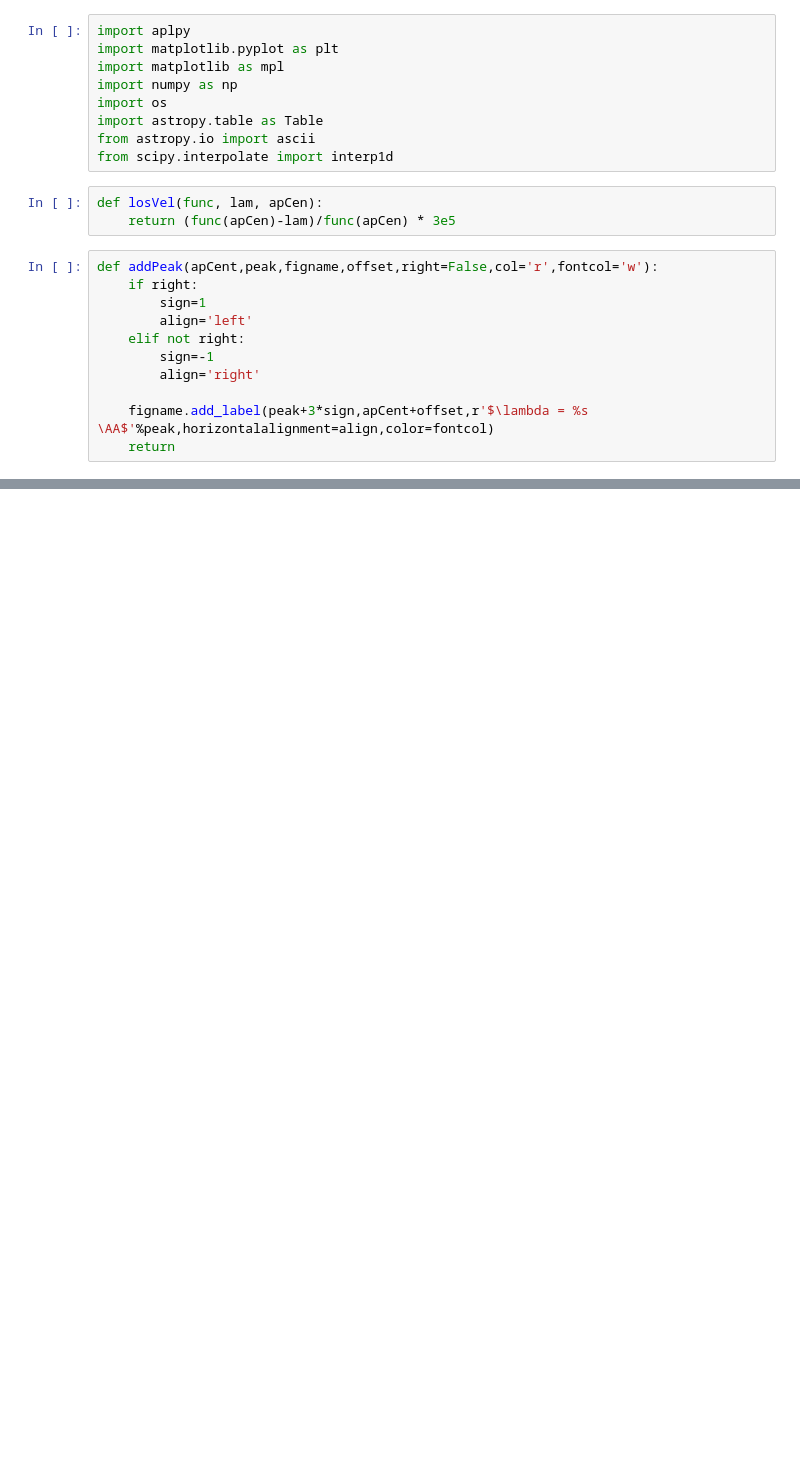
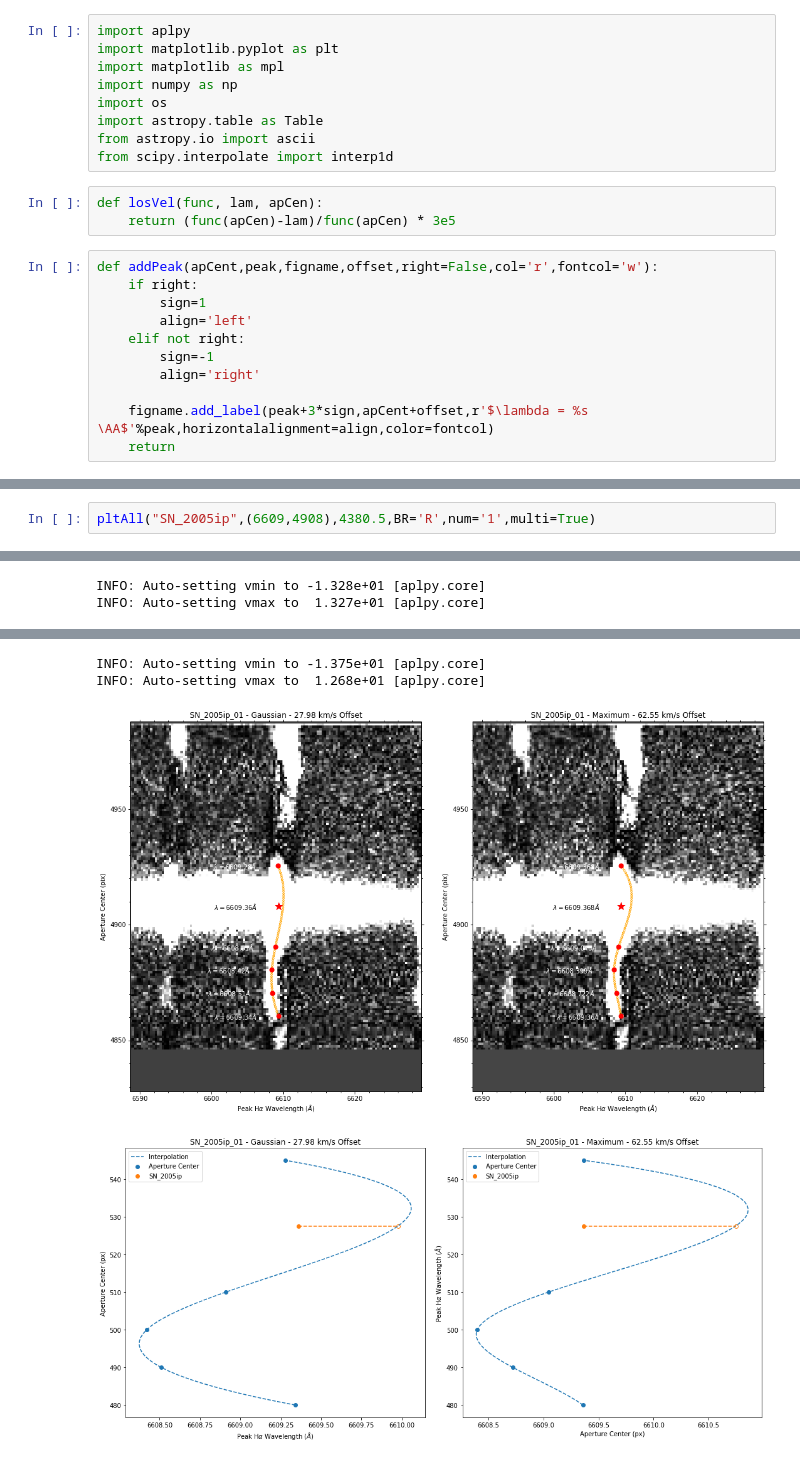
Before and after one commit to infinitempg/Summer-Research-2018, a Jupyter notebook: aplpy.ipynb, the cells around one changed output, grey strips where cells are left out. Cells and saved outputs as stored; diff of their text form; blank space fills up the shorter version.

```diff
--- a/aplpy.ipynb
+++ b/aplpy.ipynb
@@ -166,0 +204,3 @@ INFO: Auto-setting vmax to  3.696e+01 [aplpy.core]
+# %%
+pltAll("SN_2005ip",(6609,4908),4380.5,BR='R',num='1',multi=True)
+# %% [output]
@@ -166,0 +208,2 @@ INFO: Auto-setting vmax to  3.696e+01 [aplpy.core]
+INFO: Auto-setting vmin to -1.328e+01 [aplpy.core]
+INFO: Auto-setting vmax to  1.327e+01 [aplpy.core]
@@ -166,0 +211,4 @@ INFO: Auto-setting vmax to  3.696e+01 [aplpy.core]
+INFO: Auto-setting vmin to -1.375e+01 [aplpy.core]
+INFO: Auto-setting vmax to  1.268e+01 [aplpy.core]
+[figure, added]
+[figure, added]
```
Also changed, not shown: parts of 10 cells of this notebook, 30 other files.
